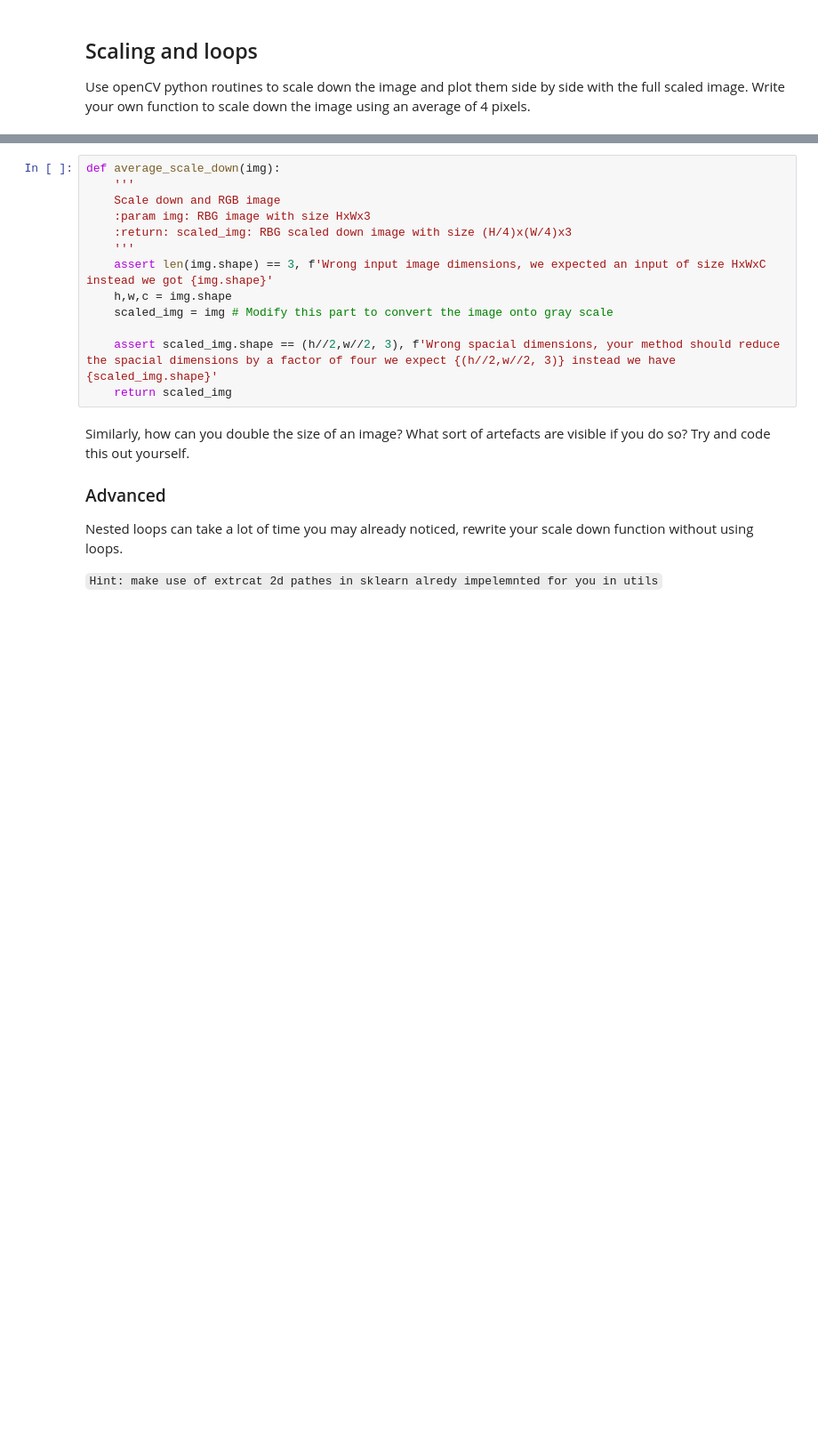
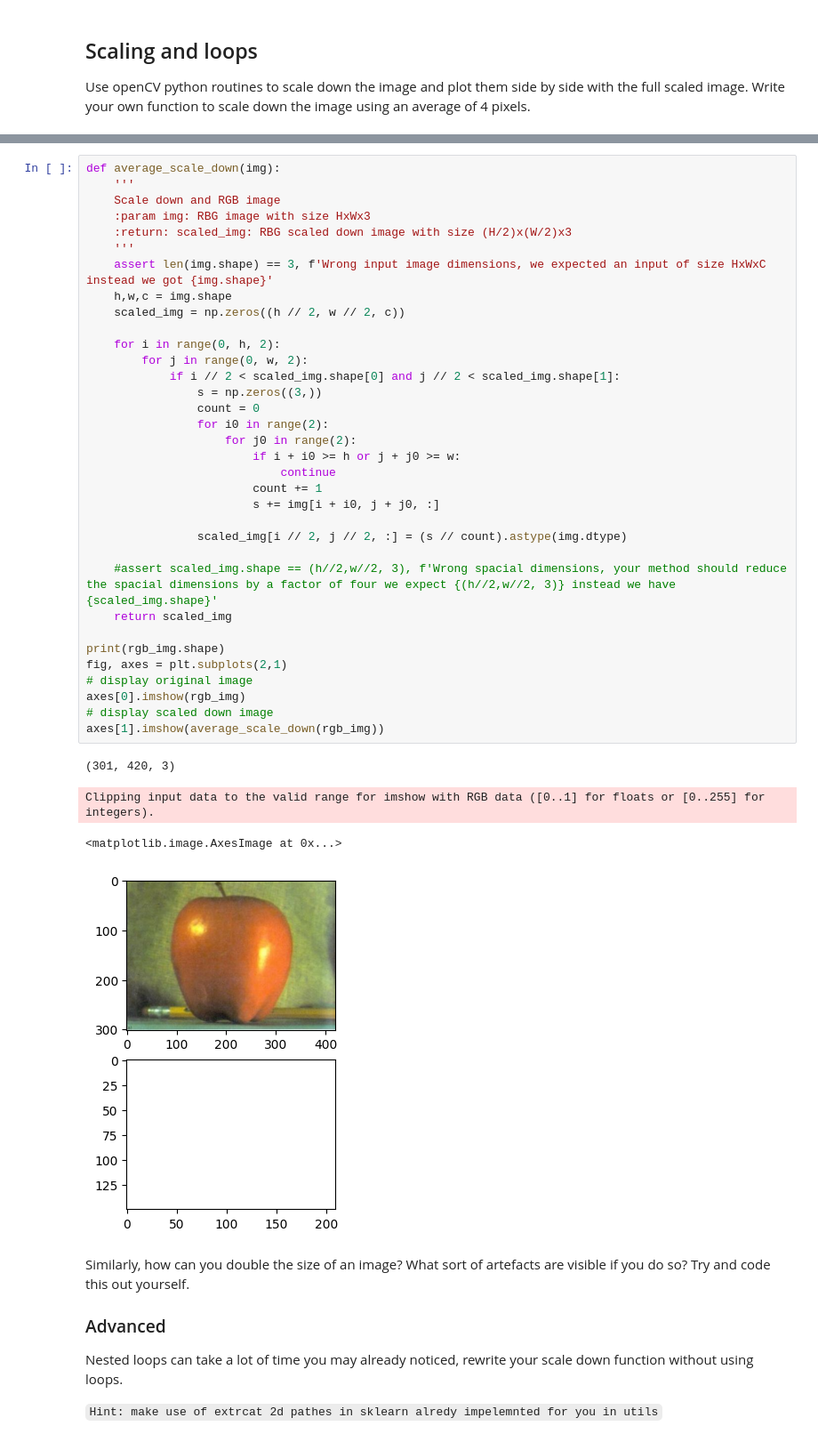
Before and after one commit to Davidyz/ImPro26, a Jupyter notebook: labs/week_1.ipynb, the cells around one changed output, grey strips where cells are left out. Shown at 89% size. Cells and saved outputs as stored; diff of their text form; blank space fills up the shorter version.

```diff
--- a/labs/week_1.ipynb
+++ b/labs/week_1.ipynb
@@ -128,16 +128,42 @@ axes[1].imshow(cv2.resize(rgb_img, [i // 2 for i in rgb_img.shape[:2]]))
 # %%
 def average_scale_down(img):
     '''
     Scale down and RGB image
     :param img: RBG image with size HxWx3
-    :return: scaled_img: RBG scaled down image with size (H/4)x(W/4)x3
+    :return: scaled_img: RBG scaled down image with size (H/2)x(W/2)x3
     '''
     assert len(img.shape) == 3, f'Wrong input image dimensions, we expected an input of size HxWxC instead we got {img.shape}'
     h,w,c = img.shape
-    scaled_img = img # Modify this part to convert the image onto gray scale
+    scaled_img = np.zeros((h // 2, w // 2, c))
 
-    assert scaled_img.shape == (h//2,w//2, 3), f'Wrong spacial dimensions, your method should reduce the spacial dimensions by a factor of four we expect {(h//2,w//2, 3)} instead we have {scaled_img.shape}'
+    for i in range(0, h, 2):
+        for j in range(0, w, 2):
+            if i // 2 < scaled_img.shape[0] and j // 2 < scaled_img.shape[1]:
+                s = np.zeros((3,))
+                count = 0
+                for i0 in range(2):
+                    for j0 in range(2):
+                        if i + i0 >= h or j + j0 >= w:
+                            continue
+                        count += 1
+                        s += img[i + i0, j + j0, :]
+
+                scaled_img[i // 2, j // 2, :] = (s // count).astype(img.dtype)
+
+    #assert scaled_img.shape == (h//2,w//2, 3), f'Wrong spacial dimensions, your method should reduce the spacial dimensions by a factor of four we expect {(h//2,w//2, 3)} instead we have {scaled_img.shape}'
     return scaled_img
+
+print(rgb_img.shape)
+fig, axes = plt.subplots(2,1)
+# display original image
+axes[0].imshow(rgb_img)
+# display scaled down image
+axes[1].imshow(average_scale_down(rgb_img))
+# %% [output]
+(301, 420, 3)
+Clipping input data to the valid range for imshow with RGB data ([0..1] for floats or [0..255] for integers).
+<matplotlib.image.AxesImage at 0x...>
+[figure, added]
 # %% [markdown]
 Similarly, how can you double the size of an image?
 What sort of artefacts are visible if you do so?
```
Also changed, not shown: parts of 1 cell of this notebook.
